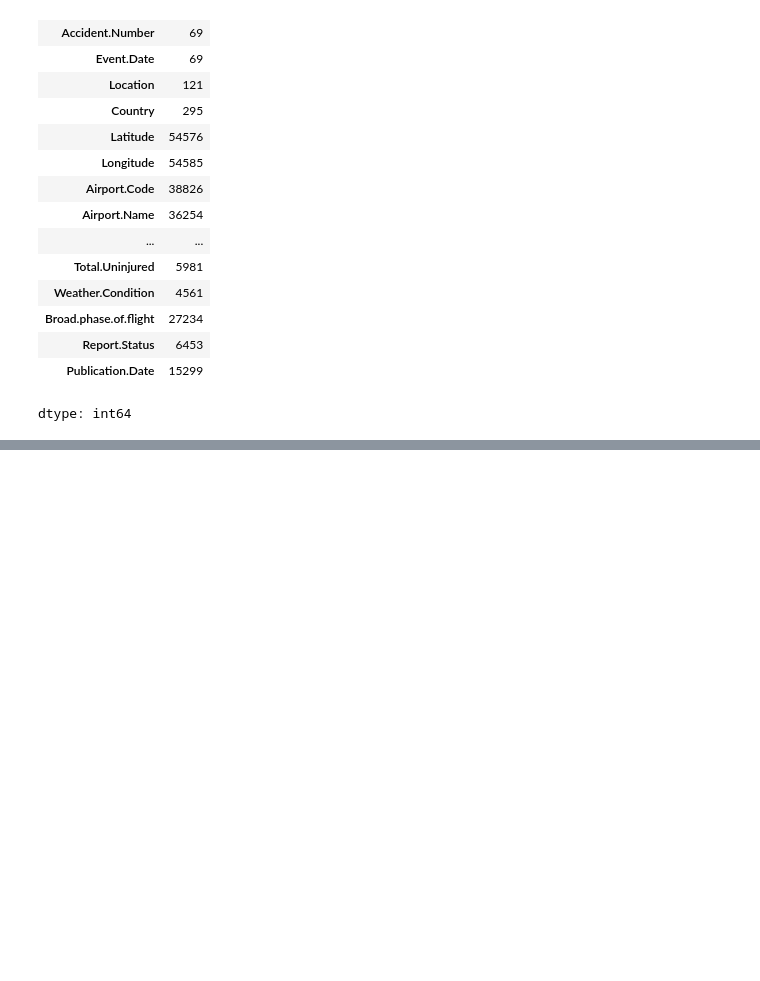
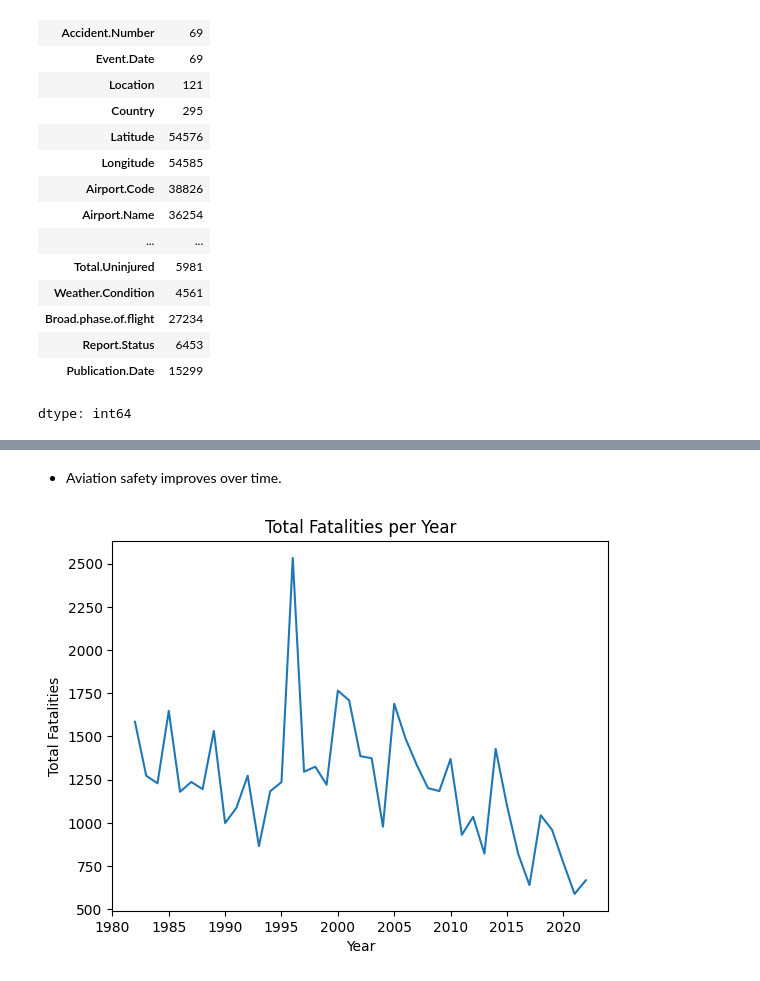
Before and after one commit to Wanyiri9dave/ds-phase1_project, a Jupyter notebook: student.ipynb, the cells around one changed output, grey strips where cells are left out. Drawn from its saved outputs; the diff is of its cells as text; code cells hidden in the pictures; blank space fills up the shorter version.

```diff
--- a/student.ipynb
+++ b/student.ipynb
@@ -159,0 +185,18 @@ df['Month'] = df['Event.Date'].dt.month
+# %% [markdown]
+* Aviation safety improves over time.
+# %%
+# Fatalities Per Year.
+
+for col in injury_cols:
+    df[col] = pd.to_numeric(df[col], errors='coerce').fillna(0)
+
+fatalities_per_year = df.groupby('Year')['Total.Fatal.Injuries'].sum()
+
+plt.figure()
+fatalities_per_year.plot()
+plt.xlabel("Year")
+plt.ylabel("Total Fatalities")
+plt.title("Total Fatalities per Year")
+plt.show()
+# %% [output]
+[figure, added]
```
Also changed, not shown: parts of 9 cells of this notebook.
